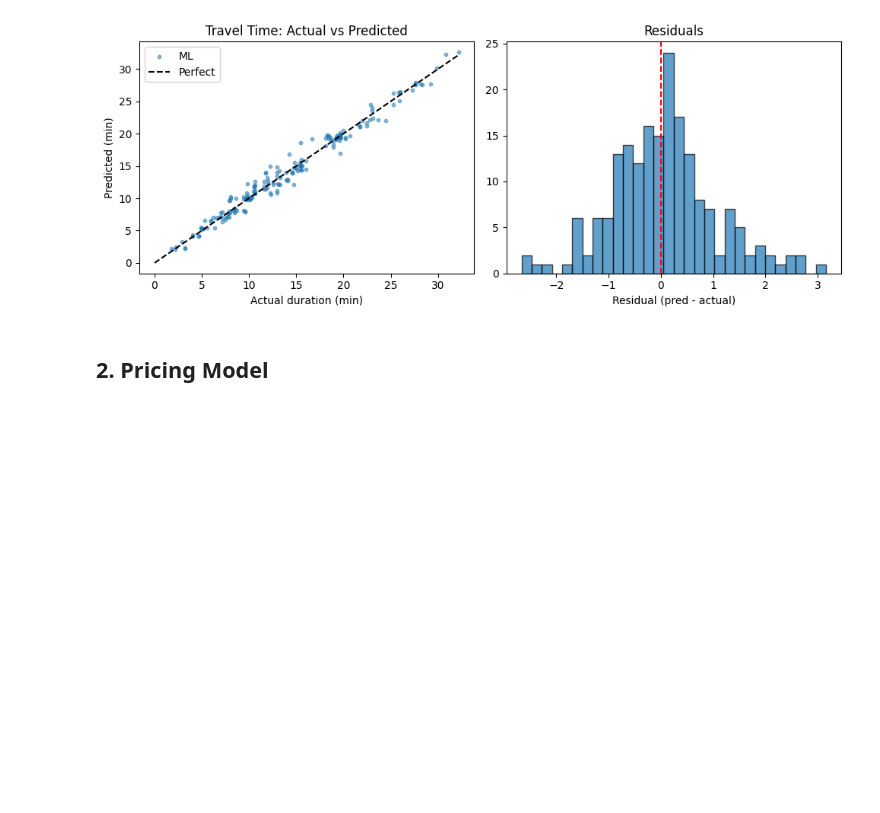
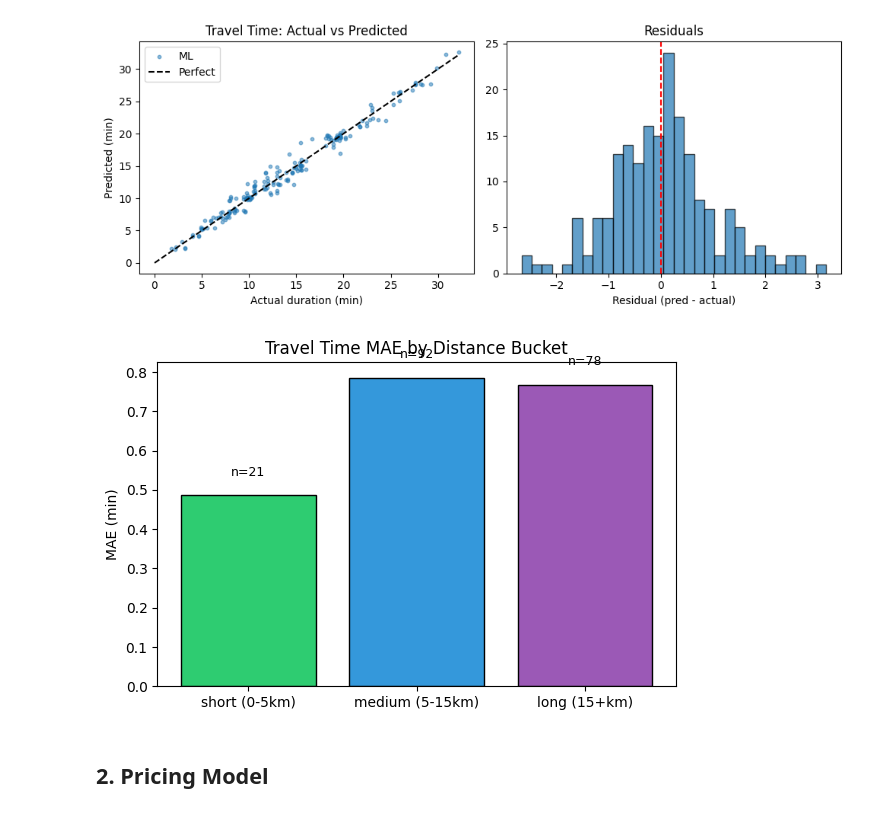
Before and after one commit to AmeyPacharkar1896/smartdispatch-ai-engine, a Jupyter notebook: ml/03_evaluation.ipynb, the cells around one changed output. Saved outputs shown, nothing was run; the diff lists cells and outputs as text; code cells hidden in the pictures; blank space fills up the shorter version.

```diff
--- a/ml/03_evaluation.ipynb
+++ b/ml/03_evaluation.ipynb
@@ -81,5 +85,33 @@ axes[1].set_title("Residuals"); plt.tight_layout(); plt.show()
 # %% [output]
 [figure]
+# %%
+# Travel time: MAE by distance bucket (bar chart for research)
+fig, ax = plt.subplots(figsize=(6, 4))
+buckets = ["short (0-5km)", "medium (5-15km)", "long (15+km)"]
+maes = []
+counts = []
+for b in buckets:
+    m = test_copy[test_copy["bucket"] == b]
+    if len(m) > 0:
+        maes.append(mae(m["duration_min"], m["pred_ml"]))
+        counts.append(len(m))
+    else:
+        maes.append(0)
+        counts.append(0)
+x = np.arange(len(buckets))
+bars = ax.bar(x, maes, color=["#2ecc71", "#3498db", "#9b59b6"], edgecolor="black")
+ax.set_xticks(x)
+ax.set_xticklabels(buckets)
+ax.set_ylabel("MAE (min)")
+ax.set_title("Travel Time MAE by Distance Bucket")
+for i, (b, c) in enumerate(zip(bars, counts)):
+    ax.text(b.get_x() + b.get_width()/2, b.get_height() + 0.05, f"n={c}", ha="center", fontsize=9)
+Path("../docs/charts").mkdir(parents=True, exist_ok=True)
+plt.tight_layout()
+plt.savefig("../docs/charts/travel_mae_by_bucket.png", dpi=150, bbox_inches="tight")
+plt.show()
+# %% [output]
+[figure, added]
 # %% [markdown]
 ## 2. Pricing Model
 # %%
```
Also changed, not shown: parts of 6 cells of this notebook, 25 other files.
